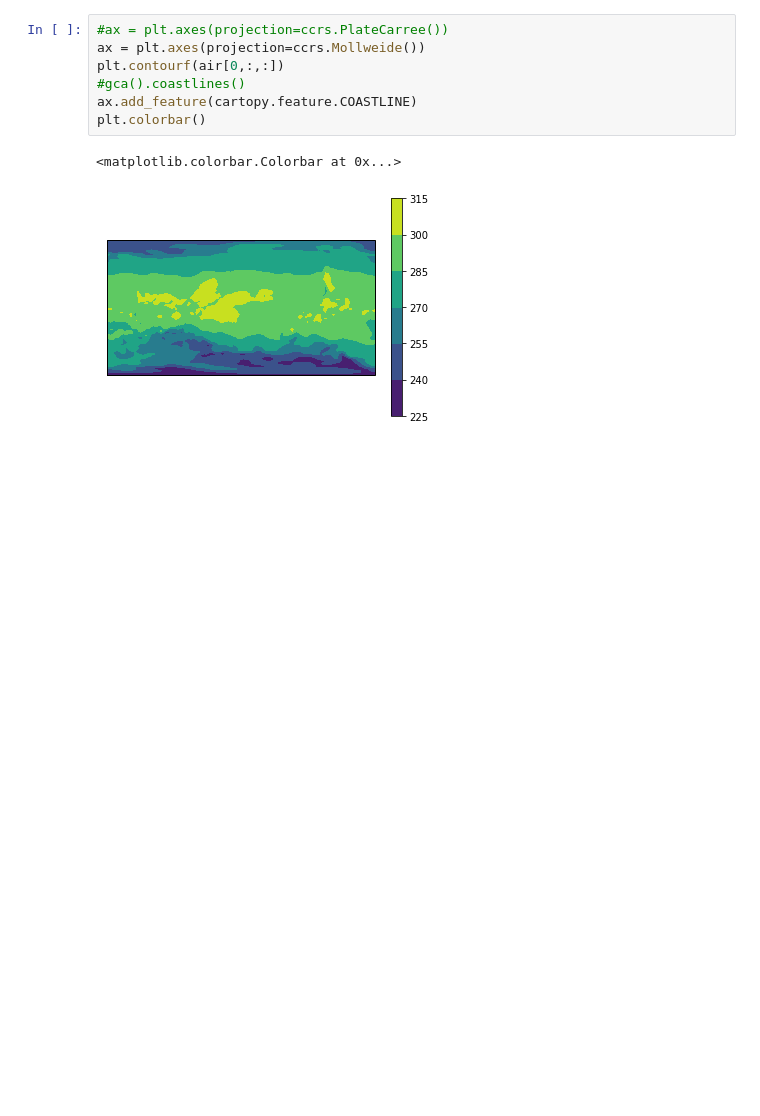
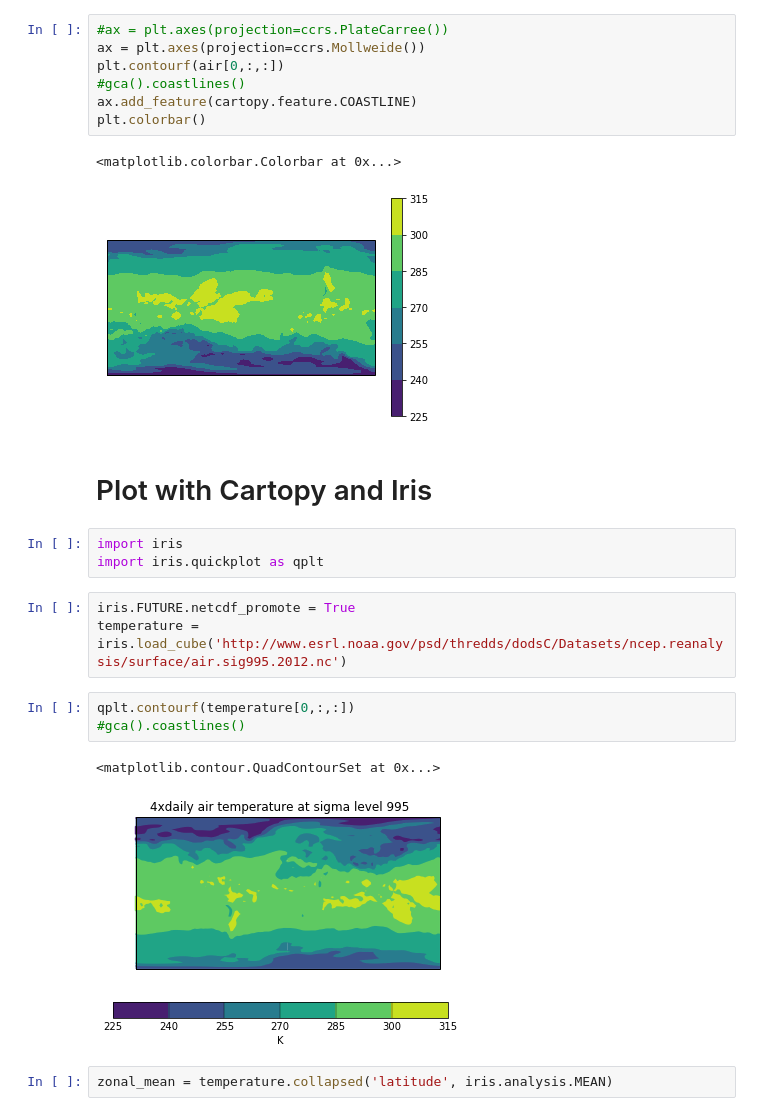
Before and after one commit to bird-house/birdhouse-workshop, a Jupyter notebook: notebooks/plotting.ipynb, the cells around one changed output. Saved outputs shown, nothing was run; the diff lists cells and outputs as text; blank space fills up the shorter version.

Commit message:
update plot notebook

```diff
--- a/notebooks/plotting.ipynb
+++ b/notebooks/plotting.ipynb
@@ -43,3 +43,20 @@ plt.colorbar()
 # %% [output]
 <matplotlib.colorbar.Colorbar at 0x...>
 [figure]
+# %% [markdown]
+
+# Plot with Cartopy and Iris
+# %%
+import iris
+import iris.quickplot as qplt
+# %%
+iris.FUTURE.netcdf_promote = True
+temperature = iris.load_cube('http://www.esrl.noaa.gov/psd/thredds/dodsC/Datasets/ncep.reanalysis/surface/air.sig995.2012.nc')
+# %%
+qplt.contourf(temperature[0,:,:])
+#gca().coastlines()
+# %% [output]
+<matplotlib.contour.QuadContourSet at 0x...>
+[figure, added]
+# %%
+zonal_mean = temperature.collapsed('latitude', iris.analysis.MEAN)
```
Also changed, not shown: parts of 3 cells of this notebook.
